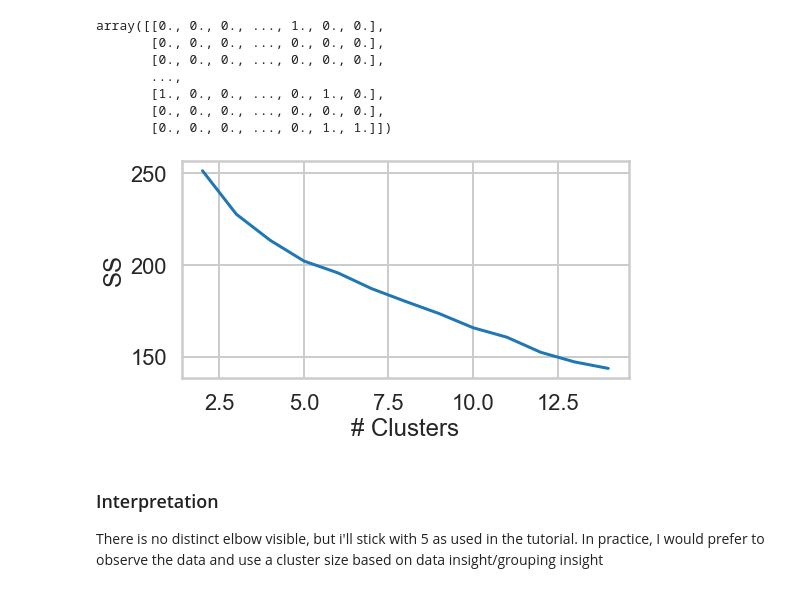
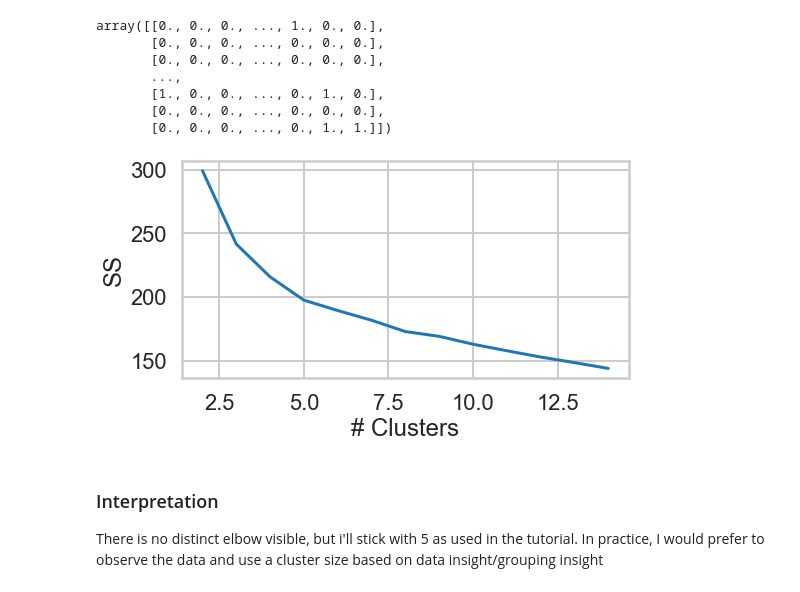
Before and after one commit to narek-g/mec-mini-projects, a Jupyter notebook: mec-16.2.6-clustering-mini-project/Mini_Project_Clustering.ipynb, the cells around one changed output. Cells and saved outputs as stored; diff of their text form; code cells hidden in the pictures.

```diff
--- a/mec-16.2.6-clustering-mini-project/Mini_Project_Clustering.ipynb
+++ b/mec-16.2.6-clustering-mini-project/Mini_Project_Clustering.ipynb
@@ -139,16 +139,16 @@ array([[0., 0., 0., ..., 1., 0., 0.],
 # %%
 SS = []
 for i in range(2,15):
-    kmeans = KMeans(n_clusters=i).fit(x_cols)
+    kmeans = KMeans(n_clusters=i).fit(df_trans[df_trans.columns[1:]])
     SS.append(kmeans.inertia_)
 
 plt.figure(figsize=(8,4))
 plt.xlabel('# Clusters')
 plt.ylabel('SS')
 plt.plot(np.arange(2,15), SS)
 plt.show()
 # %% [output]
-[figure, old version]
+[figure, new version]
 # %% [markdown]
 ### Interpretation
 There is no distinct elbow visible, but i'll stick with 5 as used in the tutorial.
```
Also changed, not shown: parts of 9 cells of this notebook.
